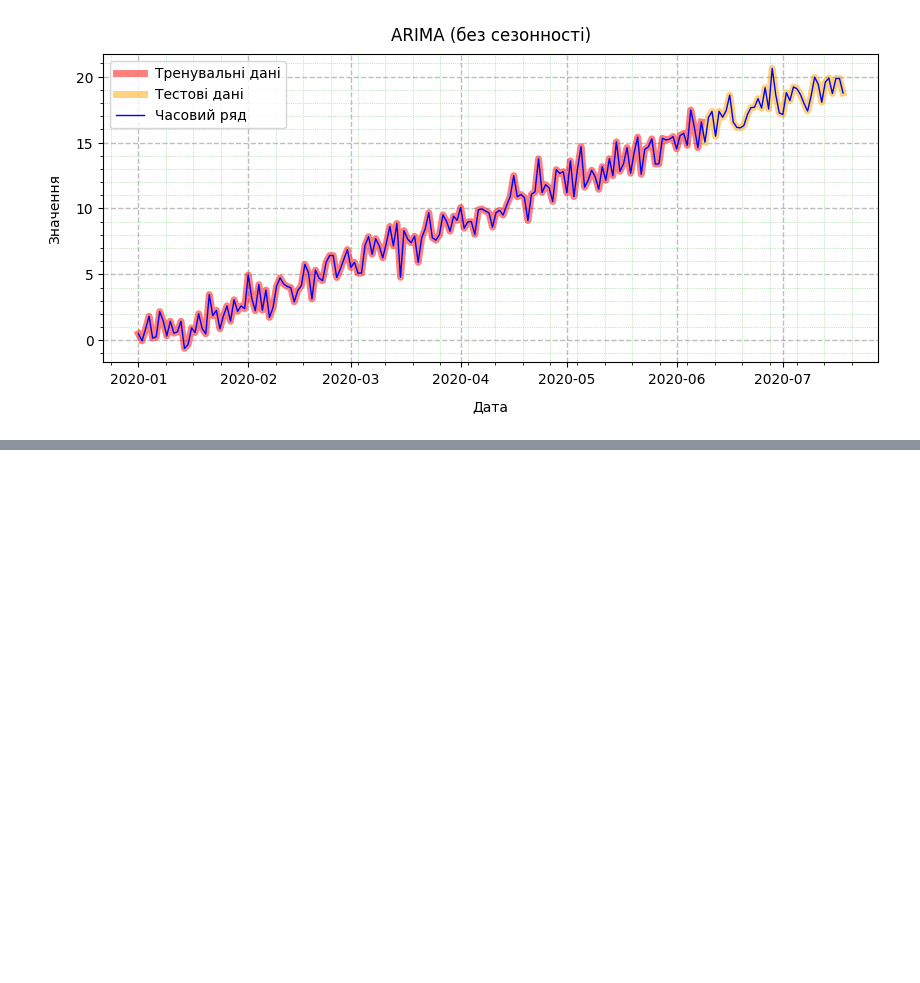
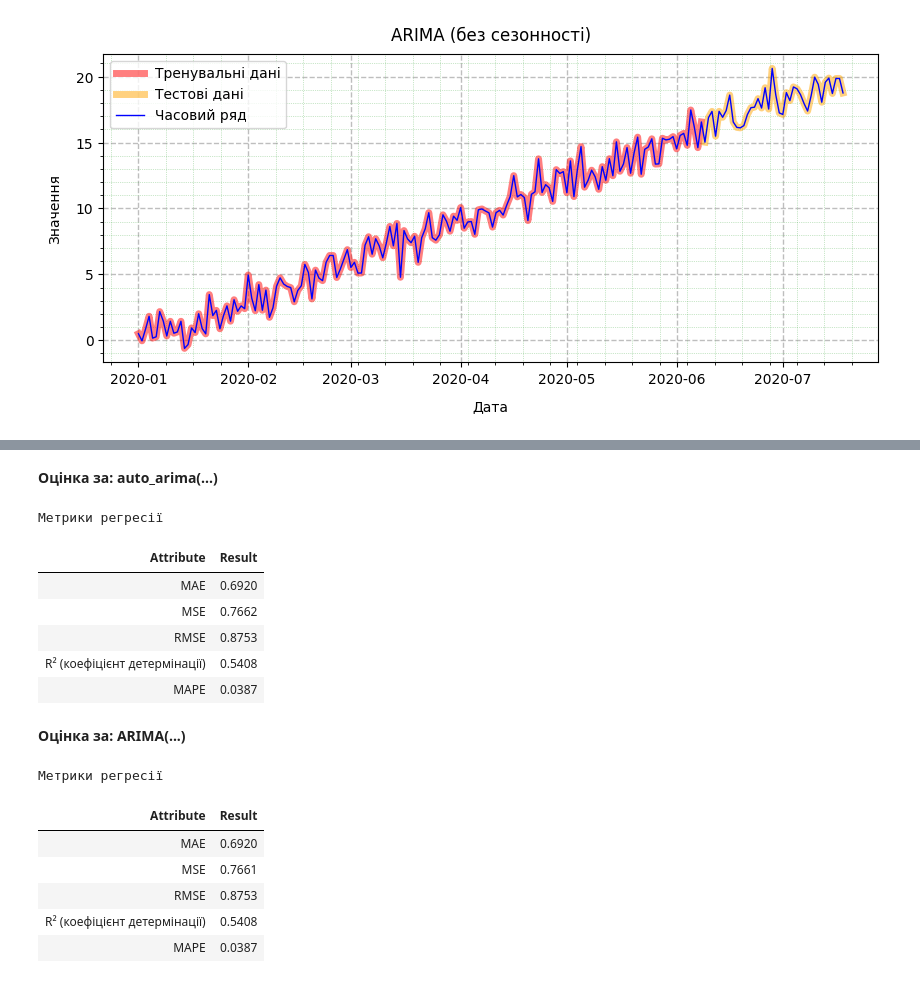
Before and after one commit to BogdanPinchuk/DataScience-PBY_HW16, a Jupyter notebook: Bohdan_Pinchuk_DS_HW16.ipynb, the cells around one changed output, grey strips where cells are left out. Drawn from its saved outputs; the diff is of its cells as text; code cells hidden in the pictures; blank space fills up the shorter version.

```diff
--- a/Bohdan_Pinchuk_DS_HW16.ipynb
+++ b/Bohdan_Pinchuk_DS_HW16.ipynb
@@ -798,3 +798,39 @@ Covariance Type:                  opg
 
 Warnings:
 [1] Covariance matrix calculated using the outer product of gradients (complex-step).
+# %%
+import apps.main as mn
+from statsmodels.tsa.arima.model import ARIMA
+
+# Input data
+n_periods_ar = len(Y_test_ar)
+
+# Solution
+Y_pred_ar = model.predict(n_periods=n_periods_ar)
+
+model_check = ARIMA(Y_train_ar["y"], order=model.order, trend='t')
+model_fit = model_check.fit()
+Y_pred_ar_check = model_fit.forecast(steps=n_periods_ar)
+
+# Print results
+display(Markdown(f"**Оцінка за: auto_arima(...)**"))
+_ = mn.calc_regres_metrics(Y_test_ar["y"], Y_pred_ar)
+display(Markdown(f"**Оцінка за: ARIMA(...)**"))
+_ = mn.calc_regres_metrics(Y_test_ar["y"], Y_pred_ar_check)
+# %% [output]
+**Оцінка за: auto_arima(...)**
+Метрики регресії
+| Attribute | Result |
+| MAE | 0.6920 |
+| MSE | 0.7662 |
+| RMSE | 0.8753 |
+| R² (коефіцієнт детермінації) | 0.5408 |
+| MAPE | 0.0387 |
+**Оцінка за: ARIMA(...)**
+Метрики регресії
+| Attribute | Result |
+| MAE | 0.6920 |
+| MSE | 0.7661 |
+| RMSE | 0.8753 |
+| R² (коефіцієнт детермінації) | 0.5408 |
+| MAPE | 0.0387 |
```
Also changed, not shown: parts of 3 cells of this notebook, 2 other files.
